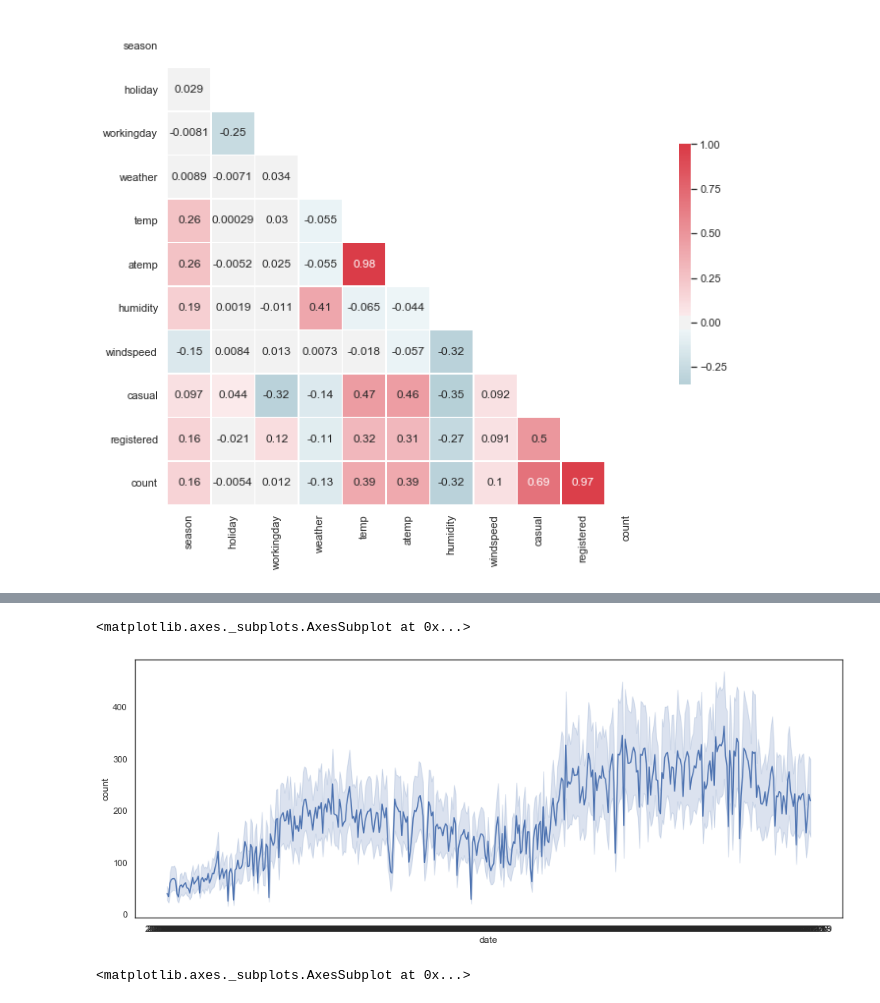
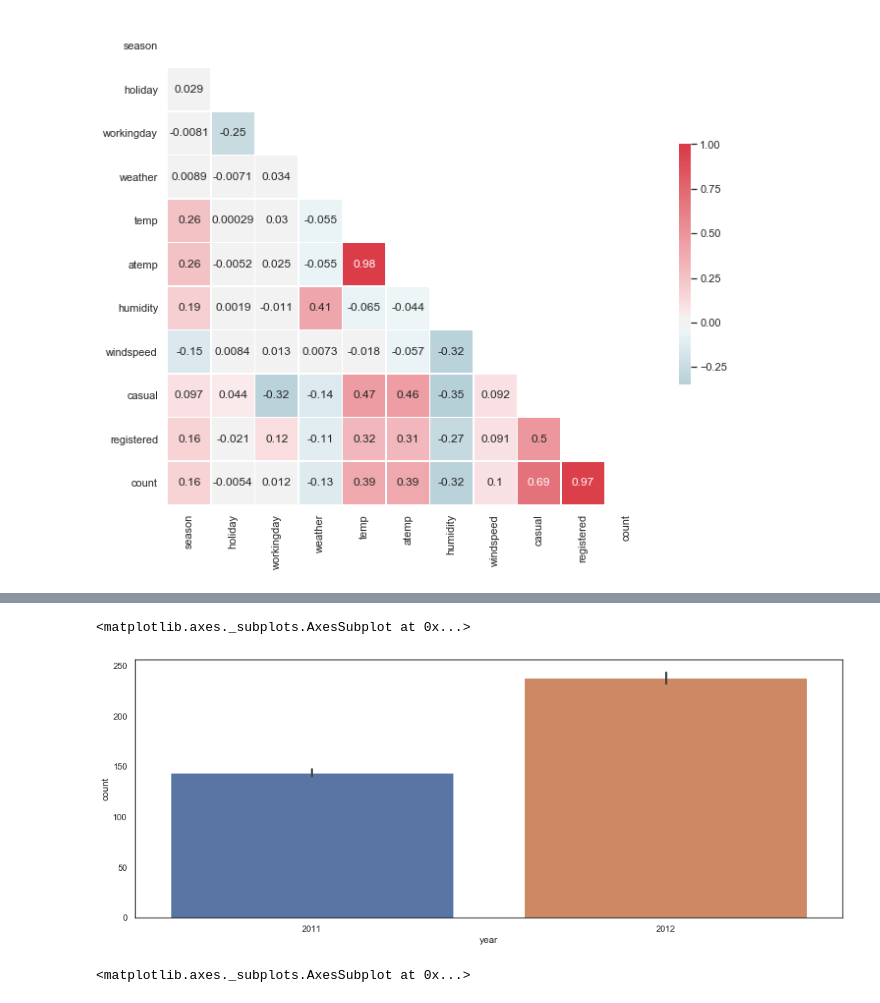
Before and after one commit to LevanAGit/bikeshare_timeseries_analysis, a Jupyter notebook: bikeshare_timeseries_analysis.ipynb, the cells around one changed output, grey strips where cells are left out. Cells and saved outputs as stored; diff of their text form; code cells hidden in the pictures.

```diff
--- a/bikeshare_timeseries_analysis.ipynb
+++ b/bikeshare_timeseries_analysis.ipynb
@@ -119,7 +135,7 @@ SplitDateTime(df)
 # %%
 plt.figure(figsize=(16, 6))
-sns.lineplot(x=df['date'], y=df['count'],
+sns.barplot(x=df['year'], y=df['count'],
              data=df)
 # %% [output]
 <matplotlib.axes._subplots.AxesSubplot at 0x...>
-[figure, old version]
+[figure, new version]
```
Also changed, not shown: parts of 25 cells of this notebook.
